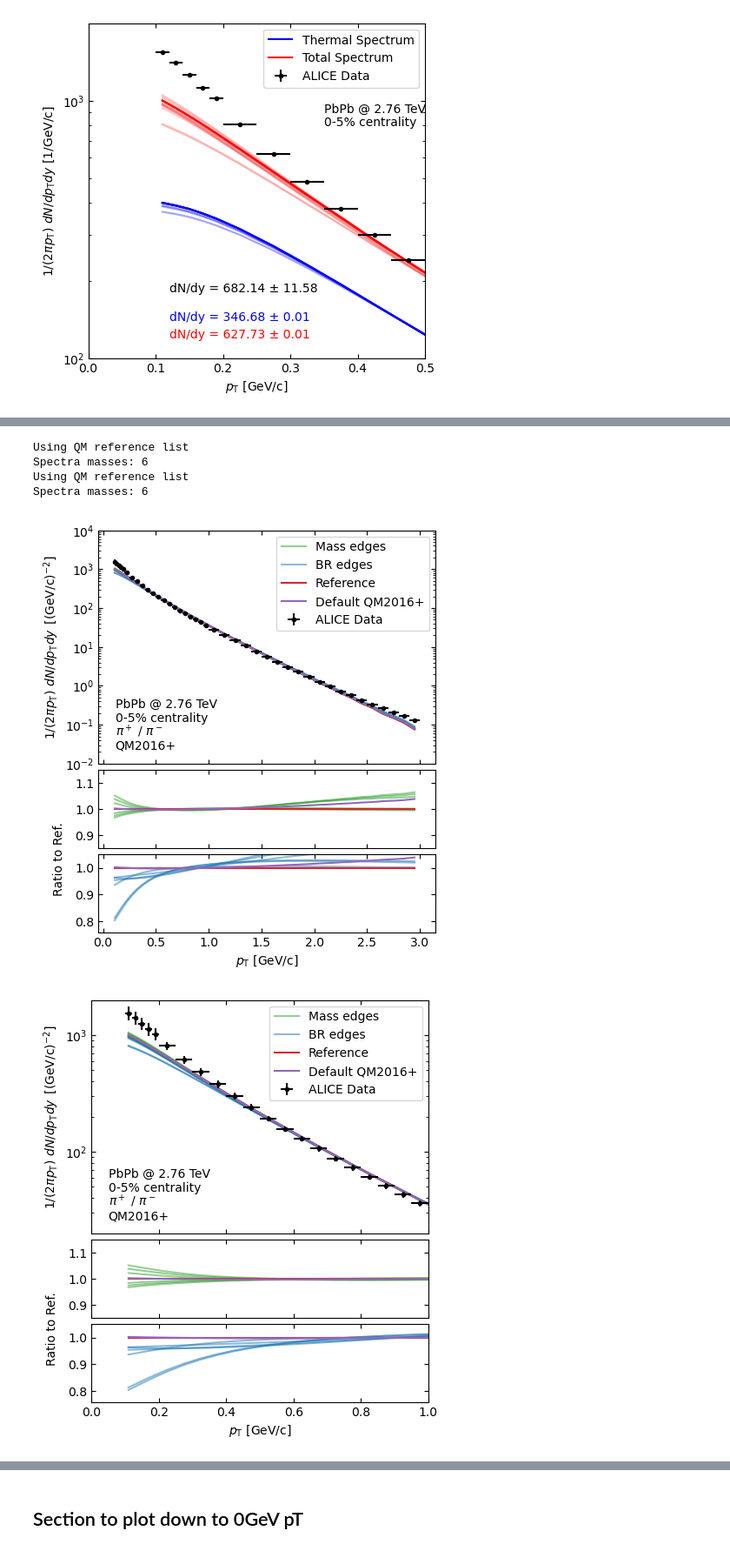
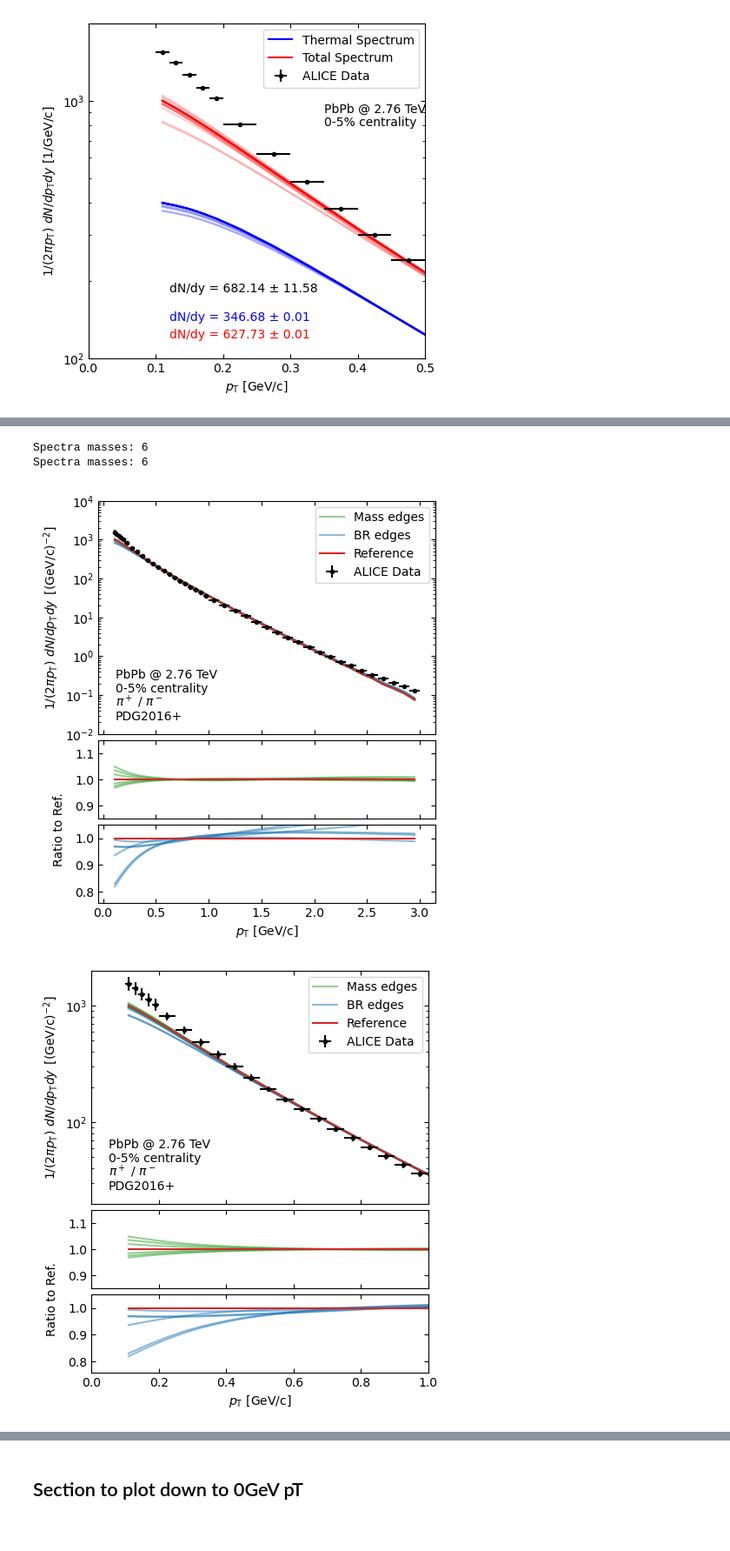
Before and after one commit to Claitos/PionExcessStudy, a Jupyter notebook: edge_study_PbPb276.ipynb, the cells around one changed output, grey strips where cells are left out. Shown at 87% size. Drawn from its saved outputs; the diff is of its cells as text; code cells hidden in the pictures.

```diff
--- a/edge_study_PbPb276.ipynb
+++ b/edge_study_PbPb276.ipynb
@@ -227,15 +232,13 @@ println(mean_pT_err_list)
 # %%
 include("Libs/plotter_final.jl");
-QM_bool = true
+QM_bool = false
 plot_spectra_relative_colors(rescaled_result_pion_cuts, data_pion; QM=QM_bool, save=save_plots)
 plot_spectra_relative_colors(rescaled_result_pion_cuts, data_pion; excess=true, QM=QM_bool, save=save_plots)
 # %% [output]
-Using QM reference list
 Spectra masses: 6
-Using QM reference list
 Spectra masses: 6
-[figure, old version]
+[figure, new version]
-[figure, old version]
+[figure, new version]
 # %%
 plot_rel_excess_colors(rel_excess, rel_excess_err_exp, rel_excess_err_mod; nsigma=true, QM=QM_bool, edge=true, save=save_plots)
 
```
Also changed, not shown: parts of 10 cells of this notebook, 4 other files.
